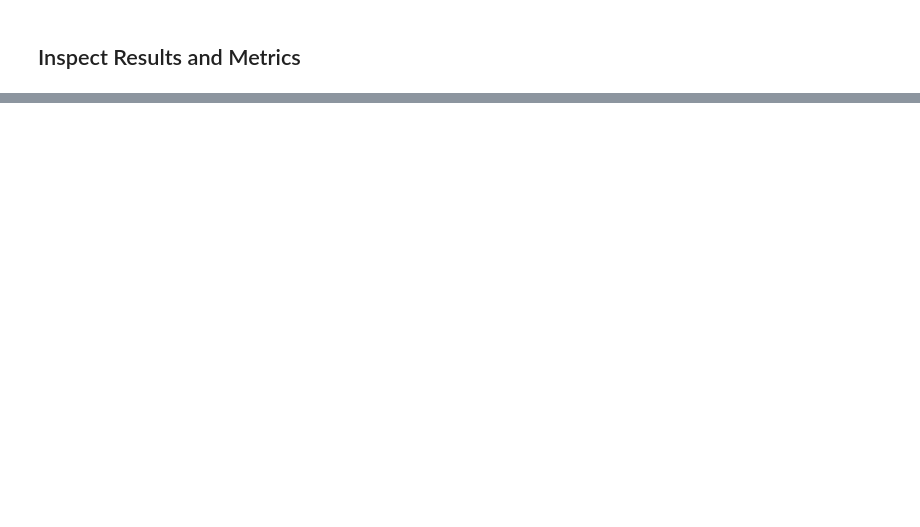
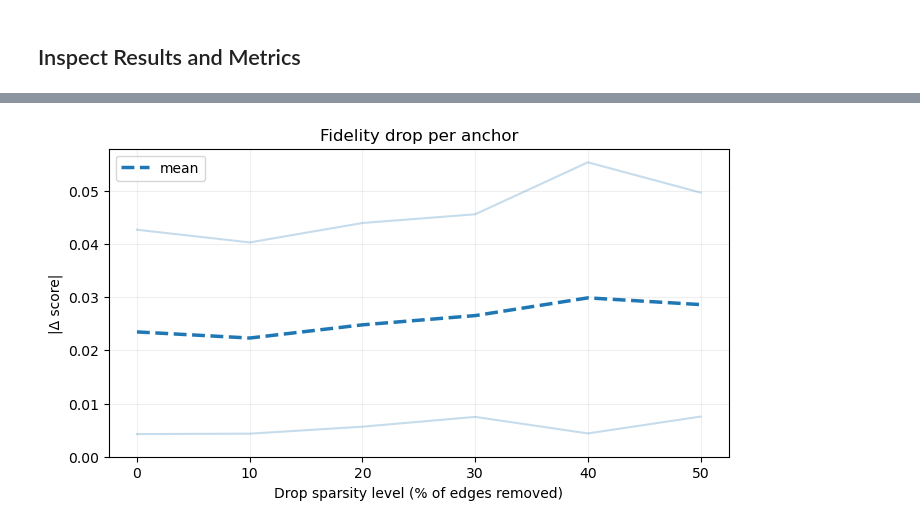
Before and after one commit to juliawenkmann/time_to_explain, a Jupyter notebook: notebooks/03_train_single_explainers.ipynb, the cells around one changed output, grey strips where cells are left out. Drawn from its saved outputs; the diff is of its cells as text; code cells hidden in the pictures; blank space fills up the shorter version.

Commit message:
add metrics

```diff
--- a/notebooks/03_train_single_explainers.ipynb
+++ b/notebooks/03_train_single_explainers.ipynb
@@ -159,7 +130,7 @@ Using checkpoint: /Users/juliawenkmann/Documents/CodingProjects/master_thesis/ti
 events, edge_feats, node_feats = load_tg_dataset(DATASET_NAME)
 
 # Build the backbone model
-if model_name == "tgat":
+if MODEL_TYPE == "tgat":
     ngh_finder = construct_tgat_neighbor_finder(events)
     backbone = TGAN(
         ngh_finder,
@@ -175,7 +146,7 @@ if model_name == "tgat":
         num_neighbors=20,
         drop_out=0.1,
     )
-elif model_name == "tgn":
+elif MODEL_TYPE == "tgn":
     m_src, s_src, m_dst, s_dst = compute_time_statistics(events.u.values, events.i.values, events.ts.values)
     ngh_finder = construct_tgat_neighbor_finder(events)   # your utils often reuse the same NF
     backbone = TGN(
@@ -205,7 +176,7 @@ elif model_name == "tgn":
         dyrep=False,
     )
 else:
-    raise NotImplementedError(model_name)
+    raise NotImplementedError(MODEL_TYPE)
 
 # Load backbone weights
 state_dict = torch.load(ckpt_path, map_location="cpu")
@@ -232,8 +203,8 @@ extractor = TGEventCandidatesExtractor(
 
 # Adapter wraps your existing SubgraphX‑TG with the same knobs you use in Hydra
 adapter_cfg = SubgraphXTGAdapterConfig(
-    model_name=model_name,
-    dataset_name=dataset_name,
+    model_name=MODEL_TYPE,
+    dataset_name=DATASET_NAME,
     explanation_level="event",
     results_dir=str(RESOURCES_DIR / "results"),
     debug_mode=False,
@@ -331,6 +316,3 @@ adapter_cfg = SubgraphXTGAdapterConfig(
 explainer = SubgraphXTGAdapter(adapter_cfg)
 # %% [markdown]
 ## Run Evaluation
-# %%
-# Execution knobs
-USE_CACHED_RESULTS = True
@@ -339,6 +319,4 @@ USE_CACHED_RESULTS = True
 # %%
-from pathlib import Path
-
 def _ensure_int_attr(obj, primary, alt_names, fallback):
     val = getattr(obj, primary, None)
     if val is None:
@@ -360,7 +338,7 @@ _ensure_int_attr(model, "num_neighbors", ["n_neighbors"], 20)
 
 levels = cfg.metrics.get("fidelity_drop", {}).get("sparsity_levels", [])
 level_signature = '-'.join(f"{lvl:.2f}" for lvl in levels) if levels else 'none'
-run_id = f"{model_name}_{dataset_name}_{explainer.alias}_s{level_signature}_{len(anchors)}anchors"
+run_id = f"{MODEL_TYPE}_{DATASET_NAME}_{explainer.alias}_s{level_signature}_{len(anchors)}anchors"
 
 out_dir = Path(cfg.out_dir) / run_id
 csv_path = out_dir / "metrics.csv"
@@ -484,0 +381,63 @@ The keep variant mirrors this with `prediction_keep.@s=p` and `fidelity_keep.@s=
+# %%
+metrics_path = out["csv"]
+metrics_df = pd.read_csv(metrics_path)
+print(f"Loaded metrics from {metrics_path}")
+print(f"Rows: {len(metrics_df)}, Columns: {len(metrics_df.columns)}")
+
+context_cols = [c for c in ("anchor_idx", "explainer", "run_id", "elapsed_sec") if c in metrics_df.columns]
+
+CURVE_SPECS = [
+    MetricCurveSpec(
+        prefix='fidelity_drop.@',
+        title='Fidelity drop per anchor',
+        color='tab:blue',
+        axis_label_percent=(
+            'Drop sparsity level (% of edges removed)',
+            'Drop level (top-k edges removed)'
+        ),
+    ),
+    MetricCurveSpec(
+        prefix='fidelity_keep.@',
+        title='Fidelity keep per anchor',
+        color='tab:orange',
+        axis_label_percent=(
+            'Keep level (% of edges retained)',
+            'Keep level (top-k edges retained)'
+        ),
+    ),
+    MetricCurveSpec(
+        prefix='acc_auc.acc@',
+        title='Fidelity AUC per anchor',
+        color='tab:green',
+        axis_label_percent=(
+            'Sparsity level (% of edges removed)',
+            'Sparsity level (top-k equivalent)'
+        ),
+        y_min=0.0,
+        annotation_column='acc_auc.auc',
+    ),
+    MetricCurveSpec(
+        prefix='fidelity_tempme.@',
+        title='Fidelity TEMP-ME per anchor',
+        color='tab:purple',
+        ylabel='TEMP-ME fidelity',
+        axis_label_percent=(
+            'Explanation sparsity (% of edges kept)',
+            'Explanation sparsity (kept edges)'
+        ),
+        y_min=None,
+    ),
+]
+
+curve_results = plot_metric_curves(metrics_df, CURVE_SPECS)
+
+
+def _summarize_curve(prefix: str, label: str):
+    vals = np.asarray(curve_results.get(prefix, {}).get('values', []), dtype=float)
+    vals = vals[np.isfinite(vals)]
+    if vals.size:
+        print(f"{label}: mean={vals.mean():.4f}, min={vals.min():.4f}, max={vals.max():.4f}")
+
+
+_summarize_curve('fidelity_tempme.@', 'TEMP-ME fidelity')
+# %% [output]
@@ -484,0 +446 @@ The keep variant mirrors this with `prediction_keep.@s=p` and `fidelity_keep.@s=
+[figure, added]
```
Also changed, not shown: parts of 16 cells of this notebook, 26 other files.
